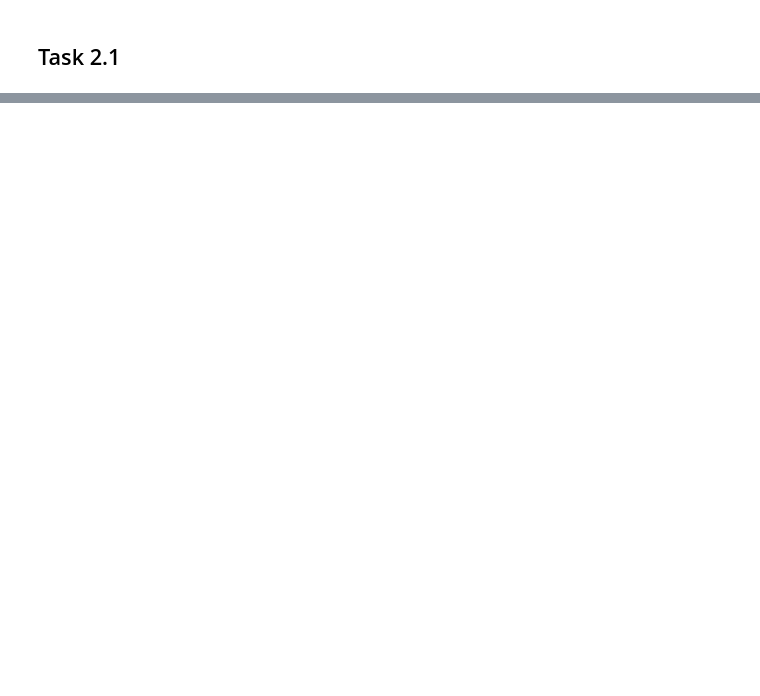
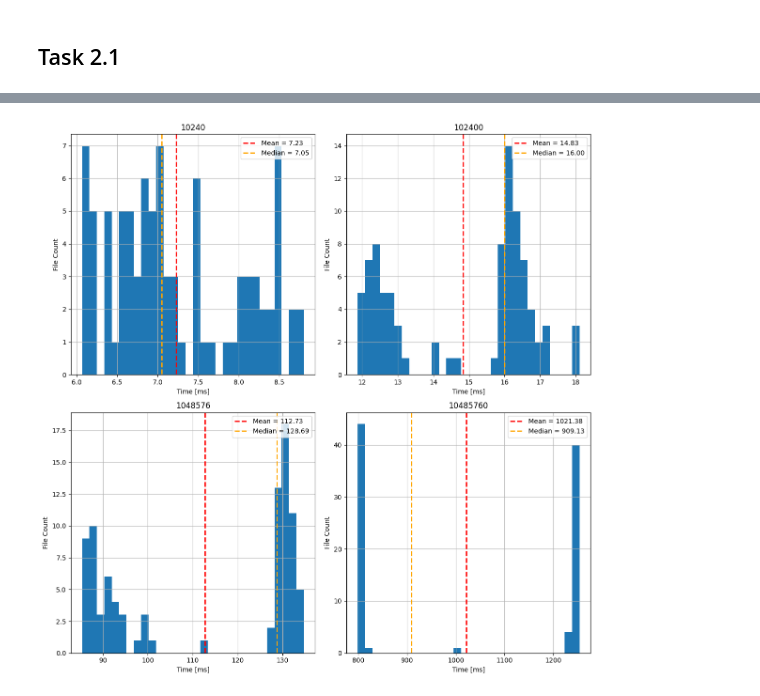
Before and after one commit to dalleman1/distributedstorage_project, a Jupyter notebook: testfolder/plots.ipynb, the cells around one changed output, grey strips where cells are left out. Cells and saved outputs as stored; diff of their text form; code cells hidden in the pictures; blank space fills up the shorter version.

```diff
--- a/testfolder/plots.ipynb
+++ b/testfolder/plots.ipynb
@@ -211,0 +251,5 @@ dfl1t
+# %%
+df_decoder_2 = pd.DataFrame(load_textfile('21l2/decoding_time.txt'))
+plot_hist(df_decoder_2)
+# %% [output]
+[figure, added]
```
Also changed, not shown: parts of 23 cells of this notebook, 21 other files.
